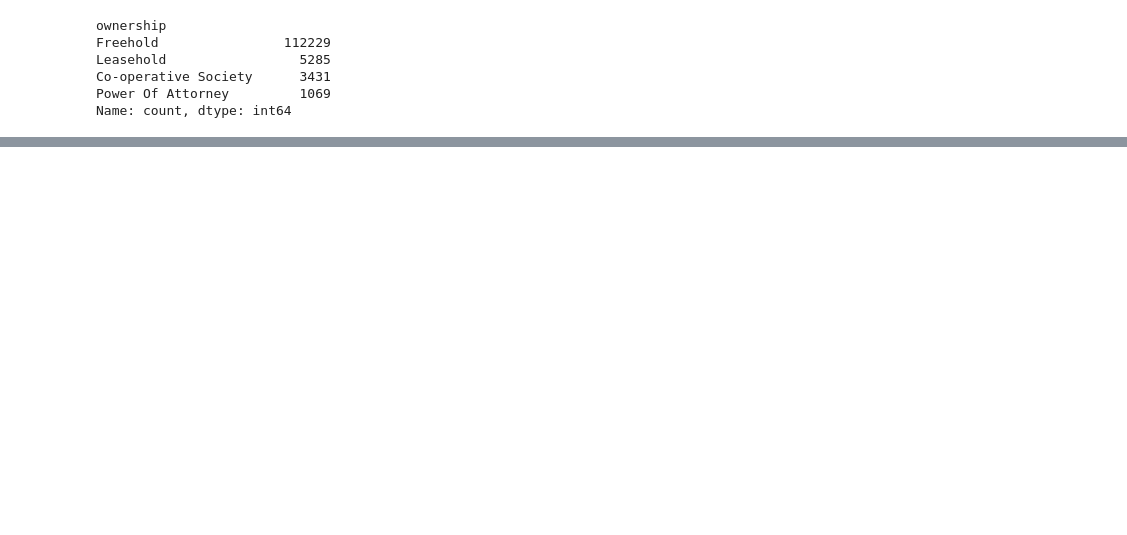
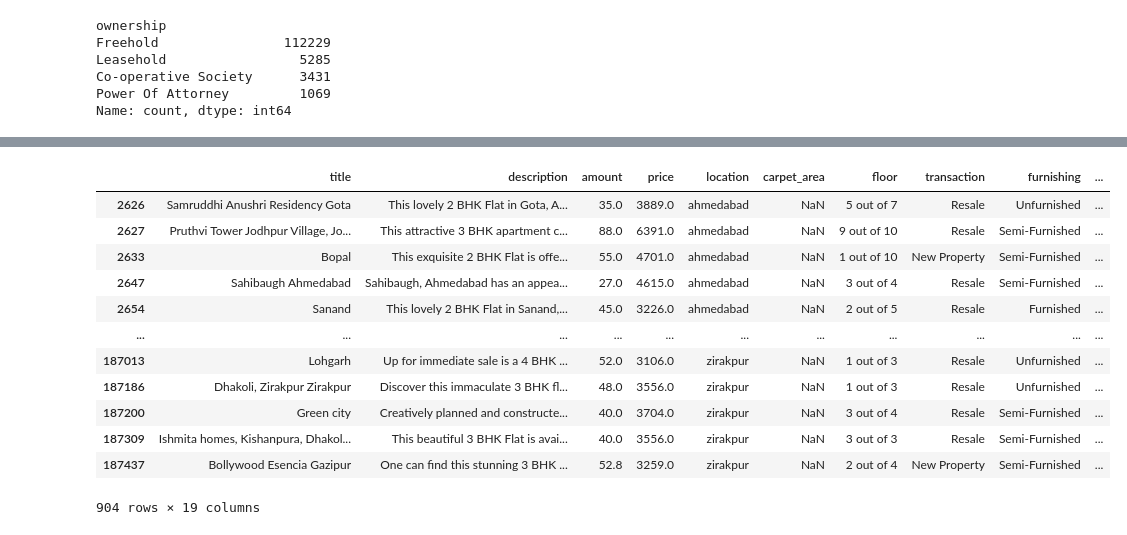
Before and after one commit to TalhaEjaz19040/house_price_prediction, a Jupyter notebook: notebooks/data_cleaning.ipynb, the cells around one changed output, grey strips where cells are left out. Drawn from its saved outputs; the diff is of its cells as text; code cells hidden in the pictures; blank space fills up the shorter version.

Commit message:
data cleaning and standardize area units

```diff
--- a/notebooks/data_cleaning.ipynb
+++ b/notebooks/data_cleaning.ipynb
@@ -180,0 +227,2 @@ Name: count, dtype: int64
+# %%
+house_copy['bedrooms'] = pd.to_numeric(house_copy['bedrooms'], errors= 'coerce')
@@ -180,0 +273,2 @@ Name: count, dtype: int64
+# %%
+house_copy['amount'] = np.where((house_copy['amount'].str.contains('Call for Price')) | (house_copy['amount'].isna()), house_copy['description'].str.extract(r'(\d+\.?\d*\s*(?:Cr|Lac))', expand= False), house_copy['amount'])
@@ -180,0 +279,6 @@ Name: count, dtype: int64
+# %%
+house_copy['figure'] = house_copy['amount'].str.split(' ').str.get(1).str.strip()
+house_copy['amount'] = house_copy['amount'].str.split(' ').str.get(0).str.strip()
+house_copy['amount'] = house_copy['amount'].astype('float64')
+house_copy['amount'] = np.where(house_copy['figure'] == 'Cr', house_copy['amount'] * 100, house_copy['amount'])
+print(house_copy[['figure', 'amount']])
@@ -180,0 +300,18 @@ Name: count, dtype: int64
+# %%
+house_copy.drop(columns= ['figure', 'status'], inplace= True)
+# %%
+house_copy[house_copy['super_area'].str.contains('sqyrd', na= False)]
+# %% [output]
+|  | title | description | amount | price | location | carpet_area | floor | transaction | furnishing | ... |
+| 2626 | Samruddhi Anushri Residency Gota | This lovely 2 BHK Flat in Gota, A... | 35.0 | 3889.0 | ahmedabad | NaN | 5 out of 7 | Resale | Unfurnished | ... |
+| 2627 | Pruthvi Tower Jodhpur Village, Jo... | This attractive 3 BHK apartment c... | 88.0 | 6391.0 | ahmedabad | NaN | 9 out of 10 | Resale | Semi-Furnished | ... |
+| 2633 | Bopal | This exquisite 2 BHK Flat is offe... | 55.0 | 4701.0 | ahmedabad | NaN | 1 out of 10 | New Property | Semi-Furnished | ... |
+| 2647 | Sahibaugh Ahmedabad | Sahibaugh, Ahmedabad has an appea... | 27.0 | 4615.0 | ahmedabad | NaN | 3 out of 4 | Resale | Semi-Furnished | ... |
+| 2654 | Sanand | This lovely 2 BHK Flat in Sanand,... | 45.0 | 3226.0 | ahmedabad | NaN | 2 out of 5 | Resale | Furnished | ... |
+| ... | ... | ... | ... | ... | ... | ... | ... | ... | ... | ... |
+| 187013 | Lohgarh | Up for immediate sale is a 4 BHK ... | 52.0 | 3106.0 | zirakpur | NaN | 1 out of 3 | Resale | Unfurnished | ... |
+| 187186 | Dhakoli, Zirakpur Zirakpur | Discover this immaculate 3 BHK fl... | 48.0 | 3556.0 | zirakpur | NaN | 1 out of 3 | Resale | Unfurnished | ... |
+| 187200 | Green city | Creatively planned and constructe... | 40.0 | 3704.0 | zirakpur | NaN | 3 out of 4 | Resale | Semi-Furnished | ... |
+| 187309 | Ishmita homes, Kishanpura, Dhakol... | This beautiful 3 BHK Flat is avai... | 40.0 | 3556.0 | zirakpur | NaN | 3 out of 3 | Resale | Semi-Furnished | ... |
+| 187437 | Bollywood Esencia Gazipur | One can find this stunning 3 BHK ... | 52.8 | 3259.0 | zirakpur | NaN | 2 out of 4 | New Property | Semi-Furnished | ... |
+904 rows × 19 columns
```
Also changed, not shown: parts of 20 cells of this notebook.
